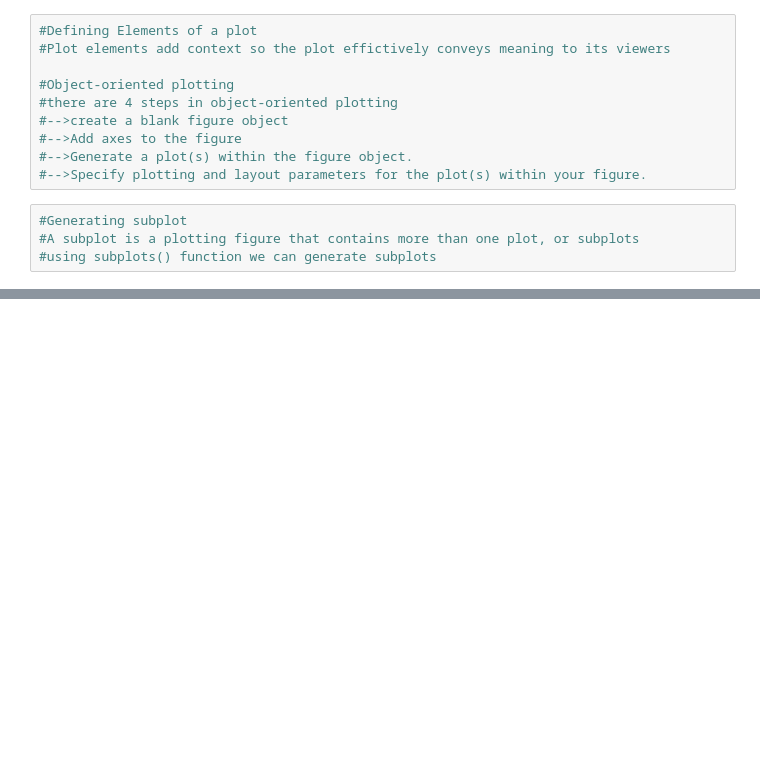
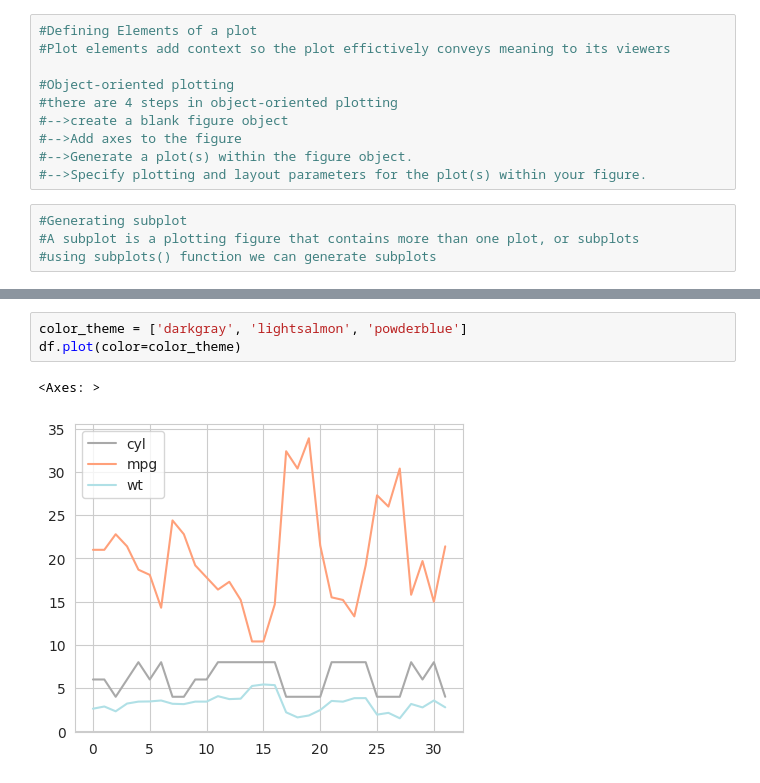
Before and after one commit to venkat56vanaparthi/data_science, a Jupyter notebook: data_visualization.ipynb, the cells around one changed output, grey strips where cells are left out. Drawn from its saved outputs; the diff is of its cells as text; blank space fills up the shorter version.

```diff
--- a/data_visualization.ipynb
+++ b/data_visualization.ipynb
@@ -292,0 +328,6 @@ ax2.plot(x, y)
+# %%
+color_theme = ['darkgray', 'lightsalmon', 'powderblue']
+df.plot(color=color_theme)
+# %% [output]
+<Axes: >
+[figure, added]
```
Also changed, not shown: parts of 15 cells of this notebook.
